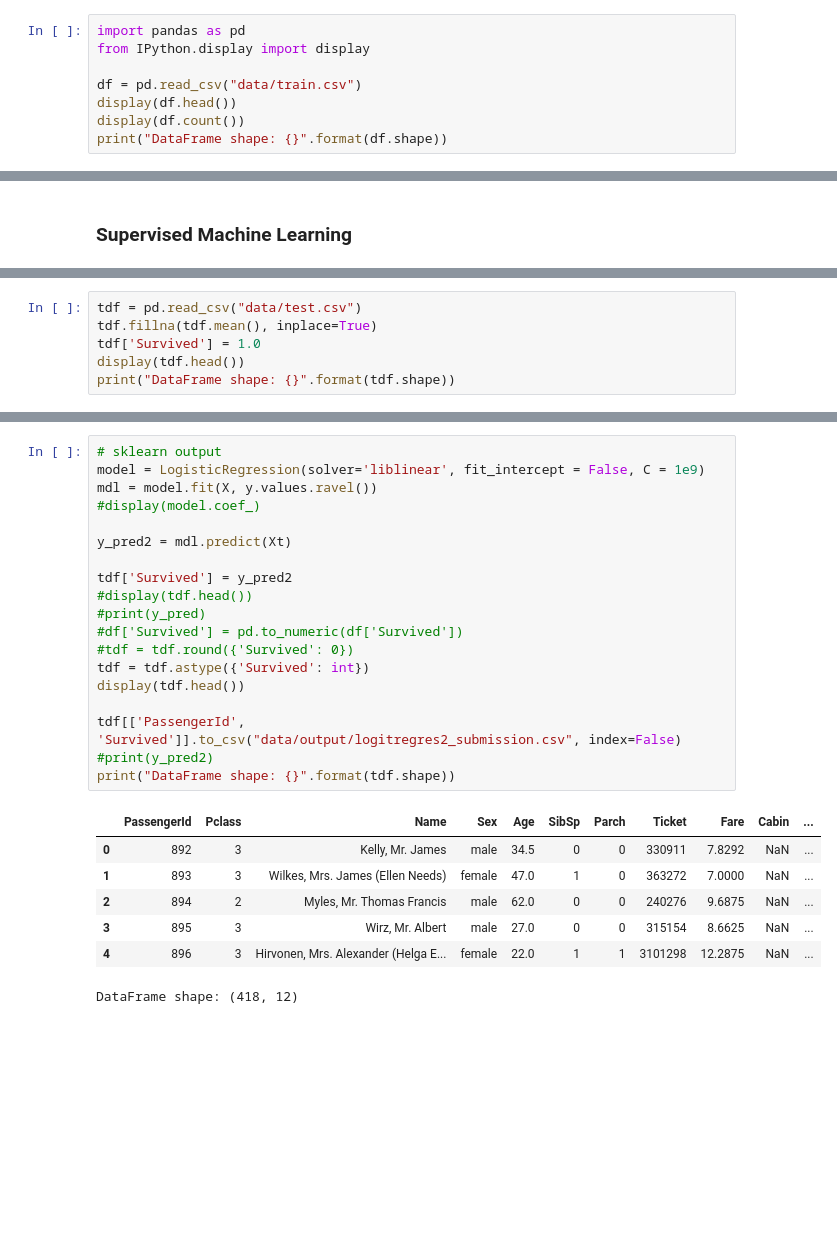
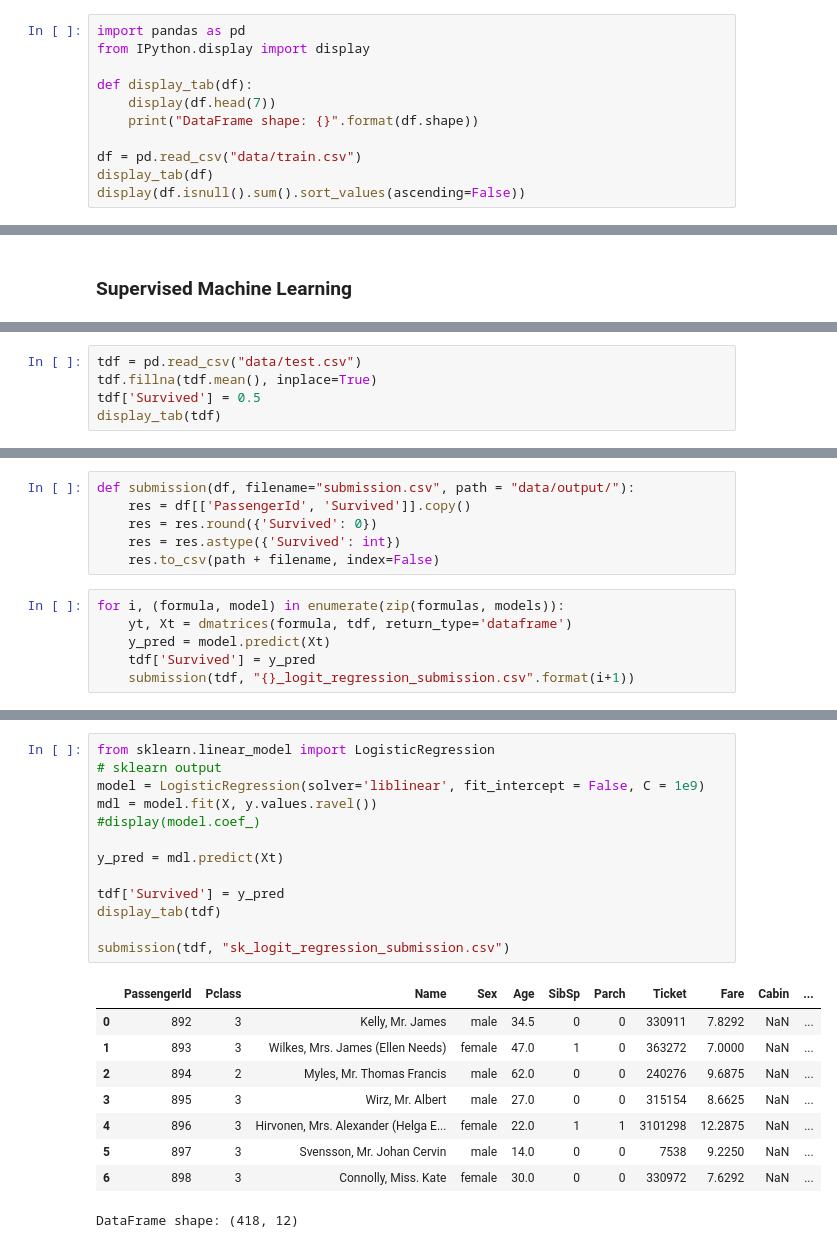
Before and after one commit to drakearch/titanic-kaggle, a Jupyter notebook: Titanic.ipynb, the cells around one changed output, grey strips where cells are left out. Cells and saved outputs as stored; diff of their text form; blank space fills up the shorter version.

```diff
--- a/Titanic.ipynb
+++ b/Titanic.ipynb
@@ -26,10 +26,13 @@ Loading train data with pandas.
 import pandas as pd
 from IPython.display import display
 
+def display_tab(df):
+    display(df.head(7))
+    print("DataFrame shape: {}".format(df.shape))
+
 df = pd.read_csv("data/train.csv")
-display(df.head())
-display(df.count())
-print("DataFrame shape: {}".format(df.shape))
+display_tab(df)
+display(df.isnull().sum().sort_values(ascending=False))
 # %% [output]
 |  | PassengerId | Survived | Pclass | Name | Sex | Age | SibSp | Parch | Ticket | Fare | ... |
 | 0 | 1 | 0 | 3 | Braund, Mr. Owen Harris | male | 22.0 | 1 | 0 | A/5 21171 | 7.2500 | ... |
@@ -162,9 +157,8 @@ dtype: float64
 # %%
 tdf = pd.read_csv("data/test.csv")
 tdf.fillna(tdf.mean(), inplace=True)
-tdf['Survived'] = 1.0
-display(tdf.head())
-print("DataFrame shape: {}".format(tdf.shape))
+tdf['Survived'] = 0.5
+display_tab(tdf)
 # %% [output]
 |  | PassengerId | Pclass | Name | Sex | Age | SibSp | Parch | Ticket | Fare | Cabin | ... |
 | 0 | 892 | 3 | Kelly, Mr. James | male | 34.5 | 0 | 0 | 330911 | 7.8292 | NaN | ... |
@@ -200,0 +172,12 @@ Your submission scored 0.76076
+# %%
+def submission(df, filename="submission.csv", path = "data/output/"):
+    res = df[['PassengerId', 'Survived']].copy()
+    res = res.round({'Survived': 0})
+    res = res.astype({'Survived': int})
+    res.to_csv(path + filename, index=False)
+# %%
+for i, (formula, model) in enumerate(zip(formulas, models)):
+    yt, Xt = dmatrices(formula, tdf, return_type='dataframe')
+    y_pred = model.predict(Xt)
+    tdf['Survived'] = y_pred
+    submission(tdf, "{}_logit_regression_submission.csv".format(i+1))
@@ -201,27 +195,23 @@ Your submission scored 0.76076
 # %%
+from sklearn.linear_model import LogisticRegression
 # sklearn output
 model = LogisticRegression(solver='liblinear', fit_intercept = False, C = 1e9)
 mdl = model.fit(X, y.values.ravel())
 #display(model.coef_)
 
-y_pred2 = mdl.predict(Xt)
+y_pred = mdl.predict(Xt)
 
-tdf['Survived'] = y_pred2
-#display(tdf.head())
-#print(y_pred)
-#df['Survived'] = pd.to_numeric(df['Survived'])
-#tdf = tdf.round({'Survived': 0})
-tdf = tdf.astype({'Survived': int})
-display(tdf.head())
+tdf['Survived'] = y_pred
+display_tab(tdf)
 
-tdf[['PassengerId', 'Survived']].to_csv("data/output/logitregres2_submission.csv", index=False)
-#print(y_pred2)
-print("DataFrame shape: {}".format(tdf.shape))
+submission(tdf, "sk_logit_regression_submission.csv")
 # %% [output]
 |  | PassengerId | Pclass | Name | Sex | Age | SibSp | Parch | Ticket | Fare | Cabin | ... |
 | 0 | 892 | 3 | Kelly, Mr. James | male | 34.5 | 0 | 0 | 330911 | 7.8292 | NaN | ... |
 | 1 | 893 | 3 | Wilkes, Mrs. James (Ellen Needs) | female | 47.0 | 1 | 0 | 363272 | 7.0000 | NaN | ... |
 | 2 | 894 | 2 | Myles, Mr. Thomas Francis | male | 62.0 | 0 | 0 | 240276 | 9.6875 | NaN | ... |
 | 3 | 895 | 3 | Wirz, Mr. Albert | male | 27.0 | 0 | 0 | 315154 | 8.6625 | NaN | ... |
 | 4 | 896 | 3 | Hirvonen, Mrs. Alexander (Helga E... | female | 22.0 | 1 | 1 | 3101298 | 12.2875 | NaN | ... |
+| 5 | 897 | 3 | Svensson, Mr. Johan Cervin | male | 14.0 | 0 | 0 | 7538 | 9.2250 | NaN | ... |
+| 6 | 898 | 3 | Connolly, Miss. Kate | female | 30.0 | 0 | 0 | 330972 | 7.6292 | NaN | ... |
 DataFrame shape: (418, 12)
```
Also changed, not shown: parts of 8 cells of this notebook, 7 other files.
